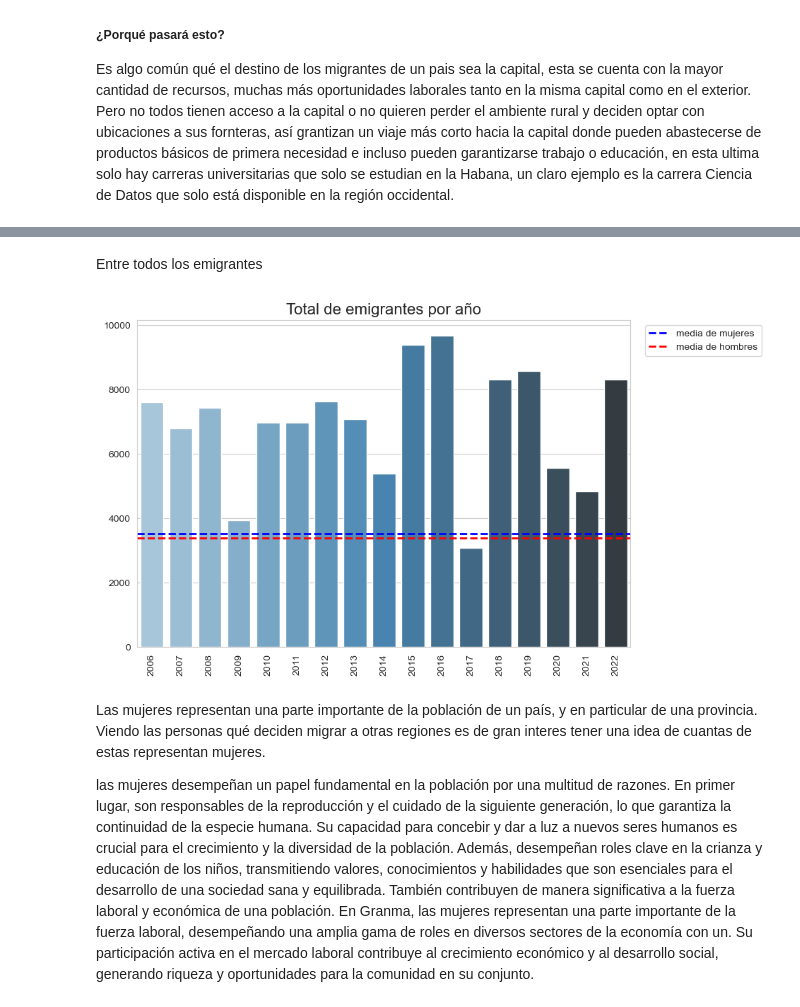
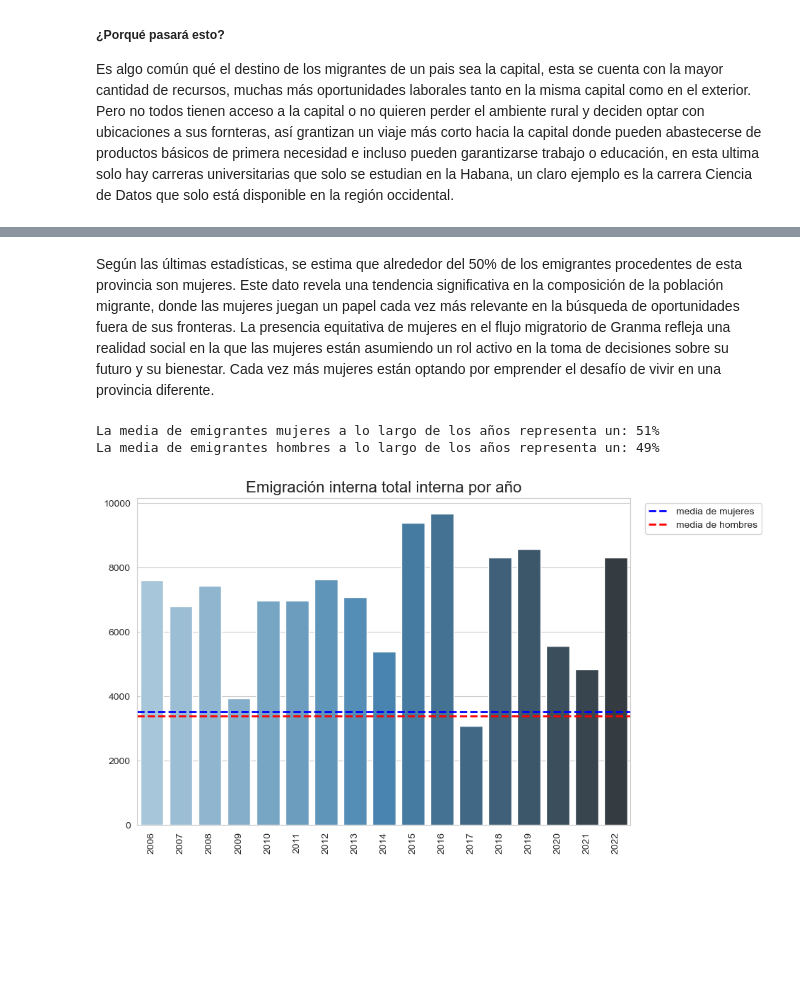
Before and after one commit to ALbertE03/ALbertICD, a Jupyter notebook: Proyecto Final de ICD/ICD.ipynb, the cells around one changed output, grey strips where cells are left out. Saved outputs shown, nothing was run; the diff lists cells and outputs as text; code cells hidden in the pictures; blank space fills up the shorter version.

```diff
--- a/Proyecto Final de ICD/ICD.ipynb
+++ b/Proyecto Final de ICD/ICD.ipynb
@@ -88,44 +88,45 @@ fig.update_xaxes(title_text = 'Años')
 # %% [output]
 [interactive output not drawn]
 # %% [markdown]
-Entre todos los emigrantes
+Según las últimas estadísticas, se estima que alrededor del 50% de los emigrantes procedentes de esta provincia son mujeres. Este dato revela una tendencia significativa en la composición de la población migrante, donde las mujeres juegan un papel cada vez más relevante en la búsqueda de oportunidades fuera de sus fronteras.
+La presencia equitativa de mujeres en el flujo migratorio de Granma refleja una realidad social en la que las mujeres están asumiendo un rol activo en la toma de decisiones sobre su futuro y su bienestar. Cada vez más mujeres están optando por emprender el desafío de vivir en una provincia diferente.
 # %%
-
 #transpuesta
 sumaH_M=sumaH_M.T
 #sumamos las filas
 total=sumaH_M.sum(axis=1)
 #transpuesta a la matriz de mujeres
 proviMT=proviM.T
 #sumar las filas de la matriz transpuesta de mujeres
 totalM=proviMT.sum(axis=1)
 #restamos total-total de mujeres y obtenemos el total de los hombres en cada año
 totalH=total-totalM
 #calcuamos la media de hombres y mujeres
 mediaH=round(np.mean(totalH))
 mediaM=round(np.mean(totalM))
-
+#media del porciento de mujeres y hombres y despues lo redondeo
+porcientoM=round(((totalM/total)*100).mean())
+porcientoH=round(((totalH/total)*100).mean())
+print(f"La media de emigrantes mujeres a lo largo de los años representa un: {porcientoM}%")
+print(f"La media de emigrantes hombres a lo largo de los años representa un: {porcientoH}%")
 #ajustamos el tamaño de la gráfica
 plt.figure(figsize=(9, 6))
 sns.barplot(x=[x for x in granma['años']if x>=2006],y=totalMigrantes, palette = "Blues_d")
 # Obtener los ejes actuales
 ax = plt.gca()
 #Configurar el ángulo de rotación en el eje x
 ax.set_xticklabels(ax.get_xticklabels(), rotation=90)
 #añadimos titulo
-plt.title('Total de emigrantes por año', fontsize=16)
+plt.title('Emigración interna total interna por año', fontsize=16)
 #agregamos las medias al gráfico
 plt.axhline(y=mediaM, color='b', linestyle='--', linewidth=2,label="media de mujeres")
 plt.axhline(y=mediaH, color='r', linestyle='--', linewidth=2,label="media de hombres")
+
 #mostramos la leyenda
 plt.legend(bbox_to_anchor=(1.02, 1), loc='upper left')
 #mostramos el gráfico
 plt.show()
 # %% [output]
+La media de emigrantes mujeres a lo largo de los años representa un: 51%
+La media de emigrantes hombres a lo largo de los años representa un: 49%
-[figure, old version]
+[figure, new version]
-# %% [markdown]
-
-Las mujeres representan una parte importante de la población de un país, y en particular de una provincia. Viendo las personas qué deciden migrar a otras regiones es de gran interes tener una idea de cuantas de estas representan mujeres.
-
-
-las mujeres desempeñan un papel fundamental en la población por una multitud de razones. En primer lugar, son responsables de la reproducción y el cuidado de la siguiente generación, lo que garantiza la continuidad de la especie humana. Su capacidad para concebir y dar a luz a nuevos seres humanos es crucial para el crecimiento y la diversidad de la población. Además, desempeñan roles clave en la crianza y educación de los niños, transmitiendo valores, conocimientos y habilidades que son esenciales para el desarrollo de una sociedad sana y equilibrada. También contribuyen de manera significativa a la fuerza laboral y económica de una población. En Granma, las mujeres representan una parte importante de la fuerza laboral, desempeñando una amplia gama de roles en diversos sectores de la economía con un. Su participación activa en el mercado laboral contribuye al crecimiento económico y al desarrollo social, generando riqueza y oportunidades para la comunidad en su conjunto.
```
Also changed, not shown: parts of 2 cells of this notebook, 2 other files.
